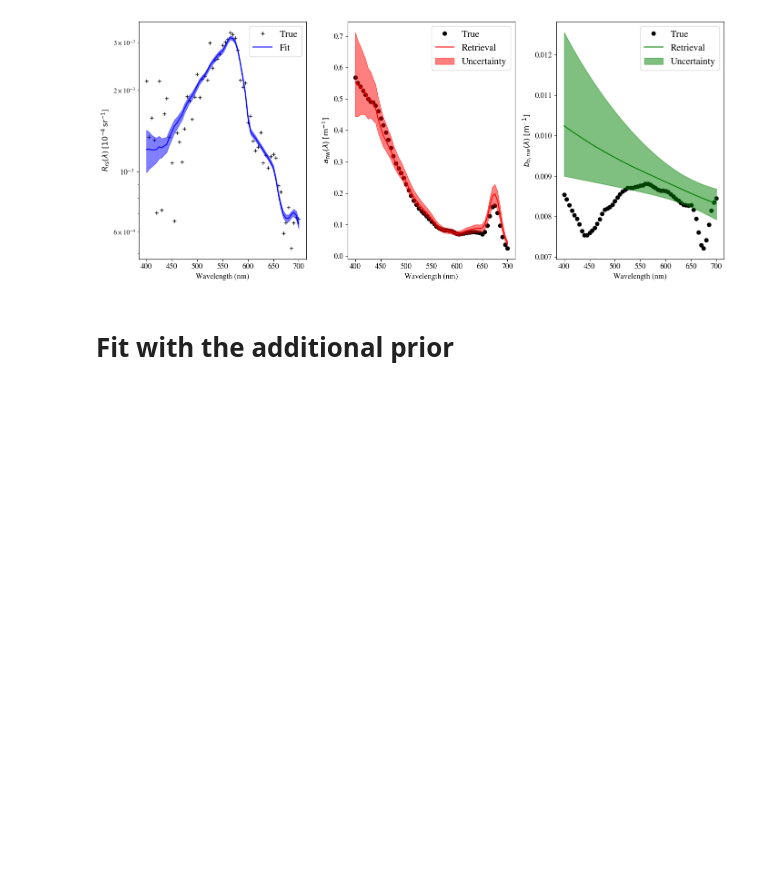
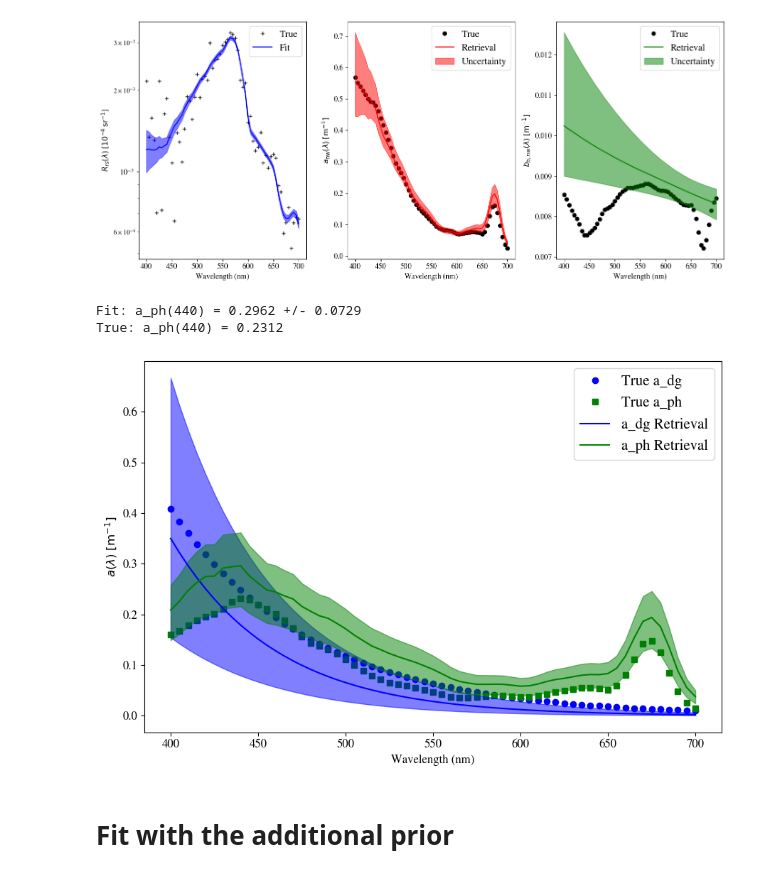
Before and after one commit to ocean-colour/bing, a Jupyter notebook: nb/Priors/Correlate_CDOM_aph.ipynb, the cells around one changed output. Drawn from its saved outputs; the diff is of its cells as text; code cells hidden in the pictures; blank space fills up the shorter version.

```diff
--- a/nb/Priors/Correlate_CDOM_aph.ipynb
+++ b/nb/Priors/Correlate_CDOM_aph.ipynb
@@ -110,3 +123,9 @@ def compare_answers(odict, coeff):
+# %%
+def show_anw(models, coeff):
+    # Truth
+    anw_true=dict(wave=odict['wave'], a_dg=odict['adg'],
+                a_ph=odict['aph'])
+    plotting.show_anw_fits(models, coeff, anw_true=anw_true)
 # %%
 coeff = calc_coeff(chains)
 plot_2d(coeff)
@@ -121,6 +140,12 @@ aph_error = 85.116%
 show(prep_dict, extras, models, chains)
 # %% [output]
 [figure]
+# %%
+show_anw(models, coeff)
+# %% [output]
+Fit: a_ph(440) = 0.2962 +/- 0.0729
+True: a_ph(440) = 0.2312
+[figure, added]
 # %% [markdown]
 # Fit with the additional prior
 # %%
```
Also changed, not shown: parts of 3 cells of this notebook, 2 other files.
